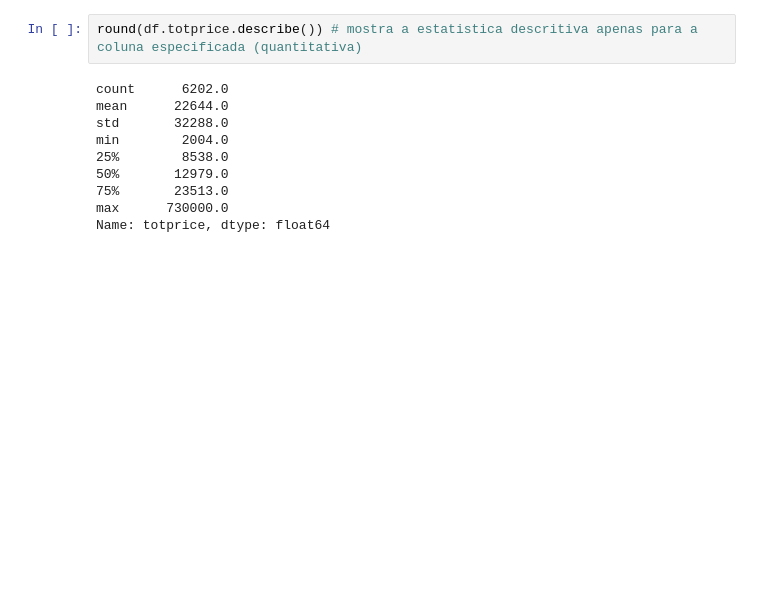
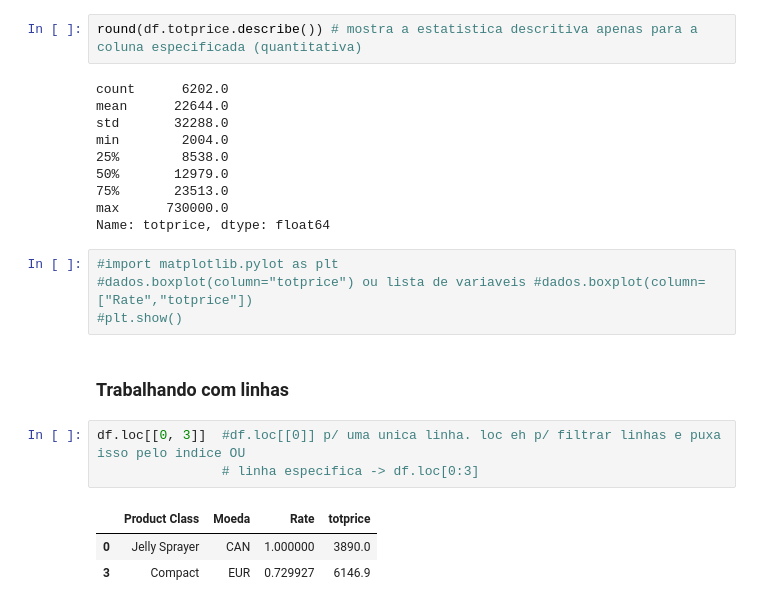
Before and after one commit to Keylla-Rodrigues/Practicing-Python, a Jupyter notebook: General practice - Python.ipynb, the cells around one changed output. Drawn from its saved outputs; the diff is of its cells as text; blank space fills up the shorter version.

```diff
--- a/General practice - Python.ipynb
+++ b/General practice - Python.ipynb
@@ -214,3 +221,16 @@ min        2004.0
 75%       23513.0
 max      730000.0
 Name: totprice, dtype: float64
+# %%
+#import matplotlib.pylot as plt
+#dados.boxplot(column="totprice") ou lista de variaveis #dados.boxplot(column=["Rate","totprice"])
+#plt.show()
+# %% [markdown]
+### Trabalhando com linhas
+# %%
+df.loc[[0, 3]]  #df.loc[[0]] p/ uma unica linha. loc eh p/ filtrar linhas e puxa isso pelo indice OU
+                # linha especifica -> df.loc[0:3]
+# %% [output]
+|  | Product Class | Moeda | Rate | totprice |
+| 0 | Jelly Sprayer | CAN | 1.000000 | 3890.0 |
+| 3 | Compact | EUR | 0.729927 | 6146.9 |
```
Also changed, not shown: parts of 7 cells of this notebook.
